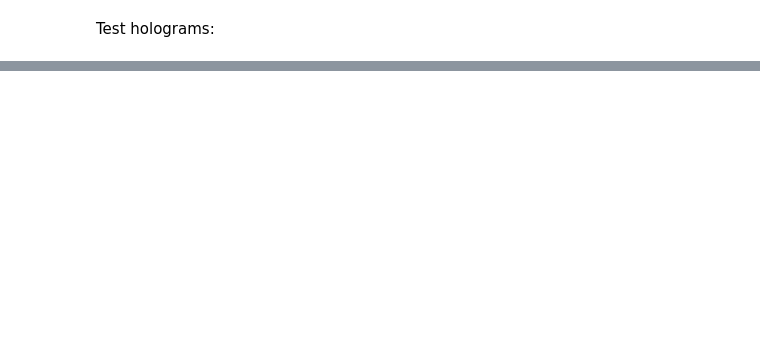
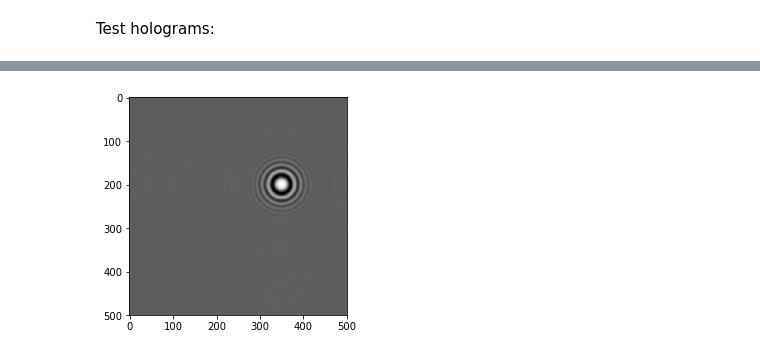
Before and after one commit to ralex0/holoinfer, a Jupyter notebook: hologram_model.ipynb, the cells around one changed output, grey strips where cells are left out. Drawn from its saved outputs; the diff is of its cells as text; code cells hidden in the pictures; blank space fills up the shorter version.

Commit message:
Update Rayleigh-Gans Sphere model
Fixed a minus sign, added 1, and updated documentation

```diff
--- a/hologram_model.ipynb
+++ b/hologram_model.ipynb
@@ -88,15 +94,12 @@ def rayleigh_gans_sphere_holo(position, k, center, m, a):
     re_m, im_m = m[0], m[1]
 
     S2_mag = k**3 * a**3 * np.sqrt(re_m*re_m + im_m*im_m - 2*re_m + 1) * 2/3 * np.cos(theta) * G
-    #S2_phase = np.arctan2(re_m - 1, im_m)
-    S2_phase = np.arctan((re_m - 1)/im_m)
+    S2_phase = np.arctan((1 - re_m)/im_m) if im_m != 0 else np.pi/2
 
     holo_scatt = (1/(k*r)*S2_mag)**2
-    holo_inter = 2 * 1/(k*r) * S2_mag * np.sin(k*(r-z) + S2_phase)
+    holo_inter = 2 * 1/(k*r) * np.sqrt(S2_mag**2) * np.sin(k*(r-z) + S2_phase)
 
-    # Techinically, the full pattern would have a term that would go as the intensity of the incident wave
-    # but here I am subtracting it off this uninteresting DC term (for precision).
-    holo_full = holo_scatt + holo_inter  #+ 1
+    holo_full = holo_scatt + holo_inter + 1
 
     return holo_full
 # %% [markdown]
@@ -136,0 +107,21 @@ holo finished in 0.01562
+# %%
+pixel_size = 0.0858
+grid_size = 500
+x = y = np.linspace(0, pixel_size*grid_size, grid_size)
+z = 0
+
+grid = cartesian(x, y, z)
+
+illum_wavelength = .660
+illum_wavenumber = 2*np.pi/illum_wavelength
+sc_center = np.array([350*pixel_size, 200*pixel_size, 5])
+sc_index = np.array([1.4734/1.33, 0])
+sc_radius = .5
+
+data = rayleigh_gans_sphere_holo(grid, illum_wavenumber, sc_center, sc_index, sc_radius)
+#data = m.add_noise(data, sc=.1)
+plt.gray()
+plt.imshow(data.reshape((grid_size,grid_size)))
+plt.show()
+# %% [output]
+[figure, added]
```
Also changed, not shown: parts of 5 cells of this notebook, 2 other files.
